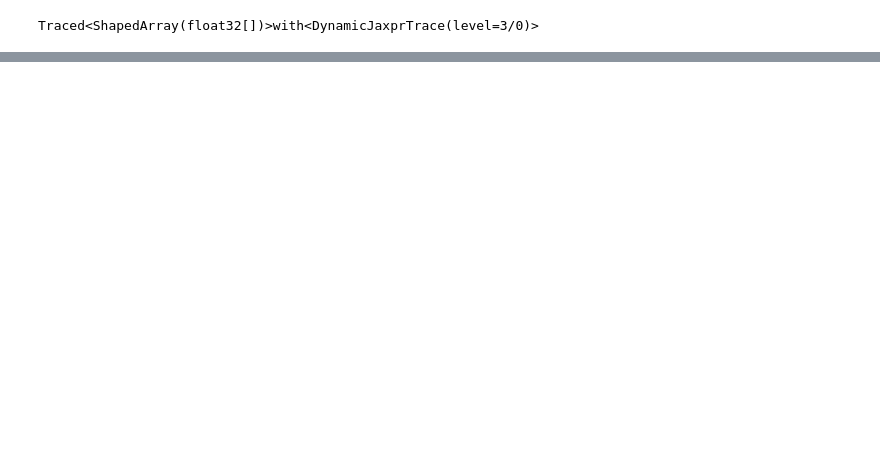
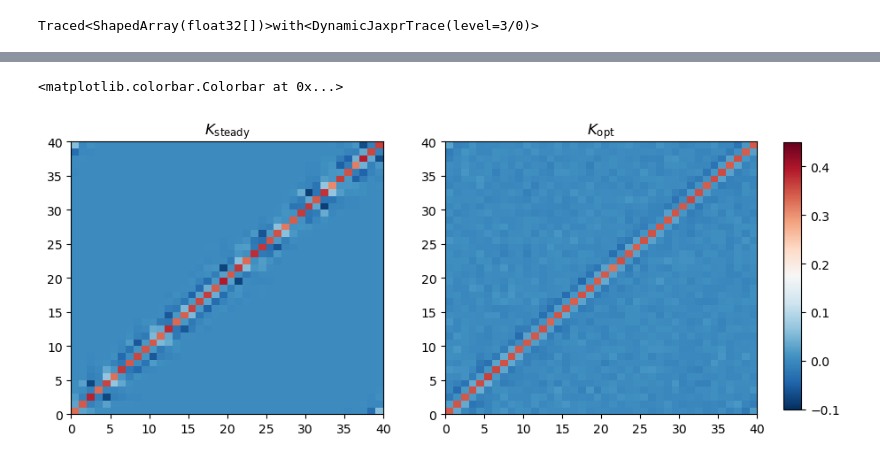
Before and after one commit to enochcluk/variational_filtering, a Jupyter notebook: fixed_nonlinear.ipynb, the cells around one changed output, grey strips where cells are left out. Cells and saved outputs as stored; diff of their text form; code cells hidden in the pictures; blank space fills up the shorter version.

```diff
--- a/fixed_nonlinear.ipynb
+++ b/fixed_nonlinear.ipynb
@@ -194,0 +184,14 @@ plt.show()
+# %%
+fig, (ax1, ax2) = plt.subplots(figsize=(10, 4), ncols=2)
+
+ax1.pcolormesh(K_steady, vmin=-0.1, vmax=0.45, cmap='RdBu_r')
+ax1.set_title('$K_\mathrm{steady}$')
+p2 = ax2.pcolormesh(K_opt, vmin=-0.1, vmax=0.45, cmap='RdBu_r')
+ax2.set_title('$K_\mathrm{opt}$')
+cb_ax = fig.add_axes([.93,.124,.02,.754])
+fig.colorbar(p2,orientation='vertical',cax=cb_ax)
+
+plt.savefig("nonlinear_gains.pdf")
+# %% [output]
+<matplotlib.colorbar.Colorbar at 0x...>
+[figure, added]
```
Also changed, not shown: parts of 6 cells of this notebook, 2 other files.
